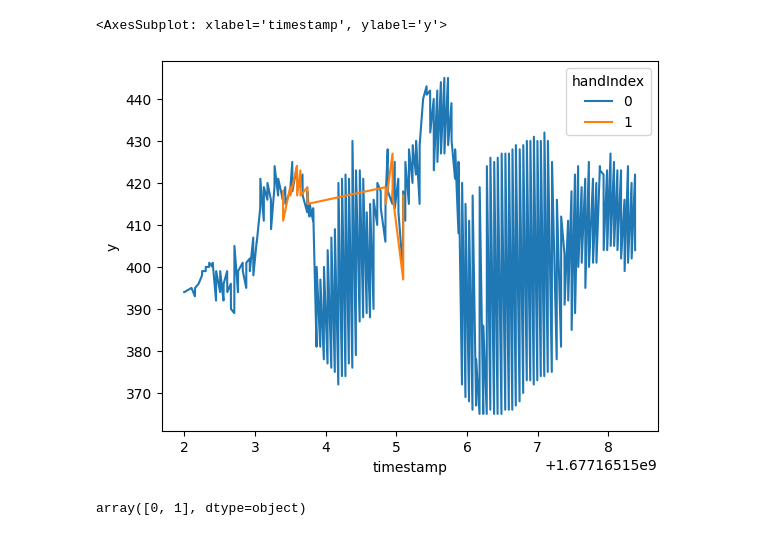
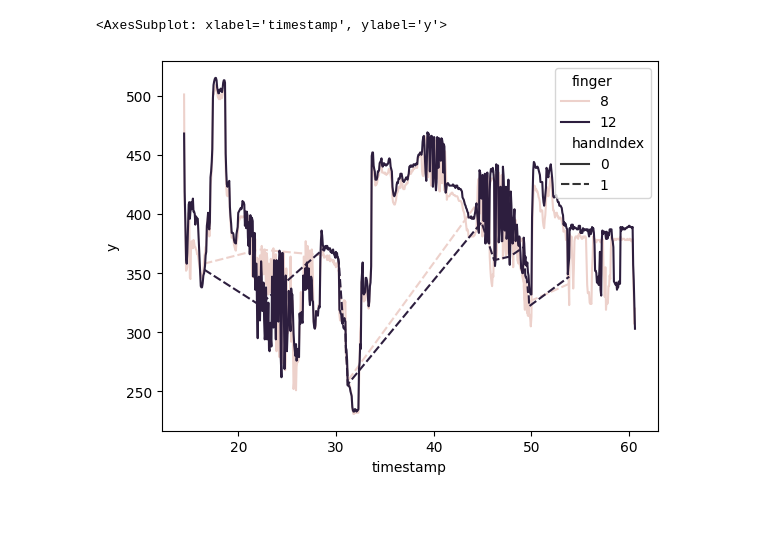
Before and after one commit to protatoes/HandTracking_Demo, a Jupyter notebook: code/TestBed.ipynb, the cells around one changed output. Saved outputs shown, nothing was run; the diff lists cells and outputs as text; code cells hidden in the pictures.

```diff
--- a/code/TestBed.ipynb
+++ b/code/TestBed.ipynb
@@ -13,22 +14,23 @@ import seaborn as sns
 # %%
 #minimum working example
-cap = cv2.VideoCapture(1)
+cap = cv2.VideoCapture(0)
 
 #Define mediapipe tracking instance, and drawing utility
 mpHands = mp.solutions.hands
 hands = mpHands.Hands(static_image_mode = False,
                                         max_num_hands = 2,
-                                        min_detection_confidence = 0.3,
-                                        min_tracking_confidence = 0.3, #tracking confidence will allow for the same hand to be tracked throughout
+                                        min_detection_confidence = 0.4,
+                                        min_tracking_confidence = 0.4, #tracking confidence will allow for the same hand to be tracked throughout
                                         model_complexity = 1)
 mpDraw = mp.solutions.drawing_utils
 
 
 #setup calc for frame_rate calculation
 # 1 / (current time - previous time)
+startTime = time.time()
 pTime = 0
 cTime = 0
-hand_dict_res =  pd.DataFrame(columns=['handIndex',"hand_label",'timestamp','finger', 'x', 'y'])
+hand_dict_res =  pd.DataFrame(columns=['handIndex',"hand_label",'timestamp','finger', 'x', 'y','z'])
 #Start live stream from webcam
 while True:
     success, img = cap.read()#get the frame
@@ -50,16 +52,17 @@ while True:
             for id,lm in enumerate(handLms.landmark):
                 #get image size to get the center of the landmarks in pixels
                 h,w,c = img.shape
-                cx,cy = int(lm.x*w),int(lm.y*h)
+                cx,cy,cz = int(lm.x*w),int(lm.y*h),int(lm.z*w)
                 #get a particular landmark
                 if id == 8 or id == 12:
                     cv2.circle(img, (cx,cy),15,(255,0,0),cv2.FILLED)
                     row_dict = {"handIndex":handIndex,
                         "hand_label" : hand_label,
-                        "timestamp": time.time(),
+                        "timestamp": time.time() - startTime,
                         "finger": id,
                         'x': cx,
-                        'y':cy}
+                        'y':cy,
+                        'z':cz}
                     hand_dict_res = hand_dict_res.append(row_dict, ignore_index=True)
             #drawn the hand landmarks and connections onto the img
             mpDraw.draw_landmarks(img,handLms,mpHands.HAND_CONNECTIONS)
@@ -85,11 +88,7 @@ while True:
 
 cv2.destroyAllWindows()
 # %%
-sns.lineplot(x='timestamp',y='y', data=hand_dict_res,hue='handIndex')
+sns.lineplot(x='timestamp',y='y', data=hand_dict_res,hue='finger',style = 'handIndex')
 # %% [output]
 <AxesSubplot: xlabel='timestamp', ylabel='y'>
-[figure, old version]
+[figure, new version]
-# %%
-hand_dict_res.hand.unique()
-# %% [output]
-array([0, 1], dtype=object)
```
Also changed, not shown: parts of 3 cells of this notebook, 3 other files.
